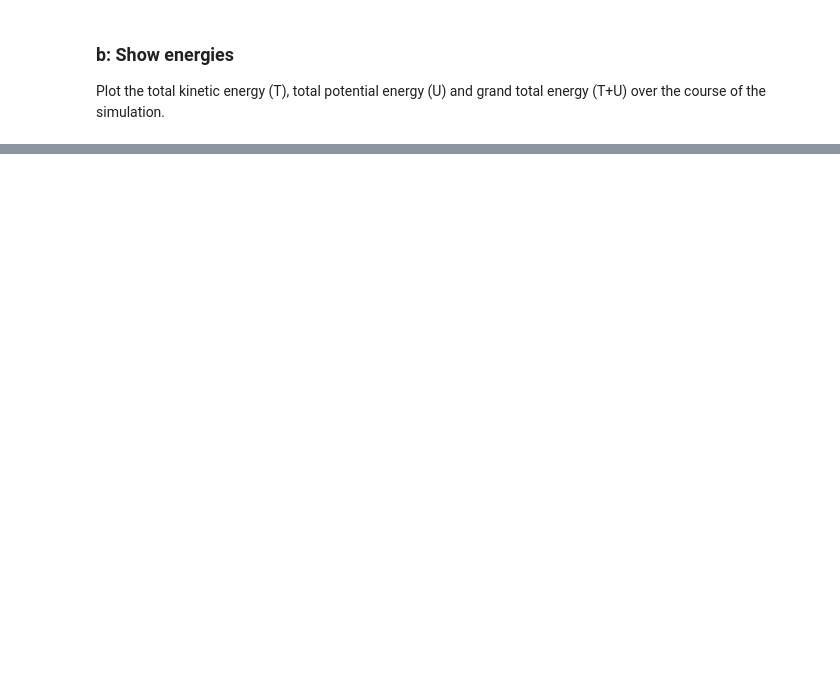
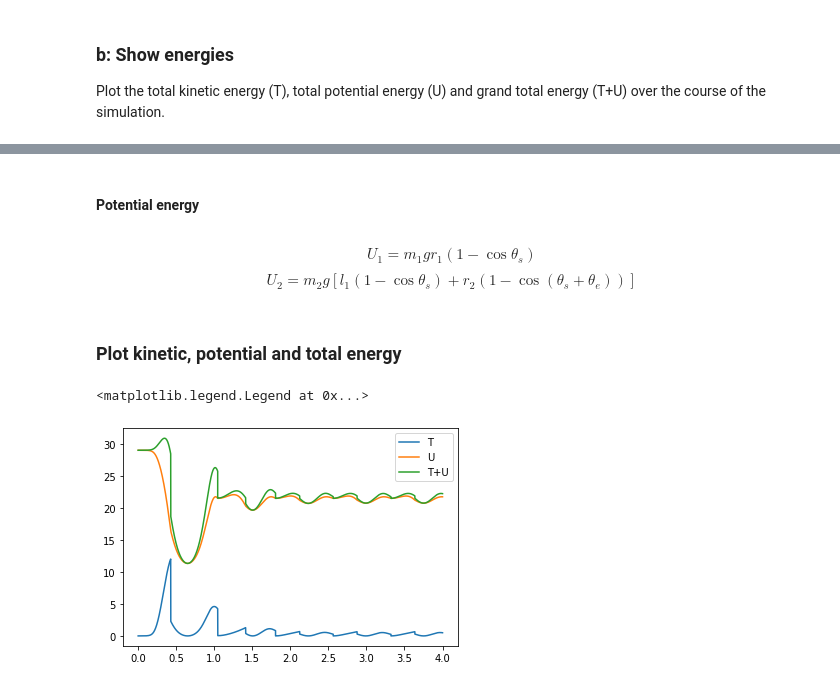
Before and after one commit to opherdonchin/ModelsOfTheMotorSystems, a Jupyter notebook: HW3.ipynb, the cells around one changed output, grey strips where cells are left out. Saved outputs shown, nothing was run; the diff lists cells and outputs as text; code cells hidden in the pictures; blank space fills up the shorter version.

```diff
--- a/HW3.ipynb
+++ b/HW3.ipynb
@@ -454,0 +481,27 @@ the course of the simulation.
+# %%
+def calc_Jx1(theta, l):
+    return np.array([
+        [-r[0]*np.sin(theta[0]), 0],
+        [-r[0]*np.cos(theta[0]), 0]
+    ])
+
+def calc_x1dot(theta, theta_dot, l):
+    J = calc_Jx1(theta, l)
+    return J @ theta_dot
+
+def calc_Jx2(theta, l):
+    return np.array([
+        [-l[0]*np.sin(theta[0])-r[1]*np.sin(sum(theta)), -r[1]*np.sin(sum(theta))],
+        [-l[0]*np.cos(theta[0])-r[1]*np.cos(sum(theta)), -r[1]*np.cos(sum(theta))]
+    ])
+
+def calc_x2dot(theta, theta_dot, l):
+    J = calc_Jx2(theta, l)
+    return J @ theta_dot
+
+x1dot = np.stack([calc_x1dot(t, t_dot, l) for t, t_dot in zip(theta, theta_dot)])
+x2dot = np.stack([calc_x2dot(t, t_dot, l) for t, t_dot in zip(theta, theta_dot)])
+# %%
+x1speed2 = np.sum(x1dot**2, axis=1)
+x2speed2 = np.sum(x2dot**2, axis=1)
+T_lin = 0.5*m[0]*x1speed2 + 0.5*m[1]*x2speed2
@@ -454,0 +511,21 @@ the course of the simulation.
+# %%
+T_tot = T_rot + T_lin
+# %% [markdown]
+#### Potential energy
+# %% [markdown]
+$$ {U_1} = {m_1}g{r_1}\left( {1 - \cos {\theta _s}} \right) $$
+$${U_2} = {m_2}g\left[ {{l_1}\left( {1 - \cos {\theta _s}} \right) + {r_2}\left( {1 - \cos \left( {{\theta _s} + {\theta _e}} \right)} \right)} \right]$$
+# %%
+U1 = m[0]*g*r[0]*(1 - np.cos(theta[:,0]))
+U2 = m[1]*g*(l[1]*(1-np.cos(theta[:,0])) + r[1]*(1 - np.cos(theta[:,0]+ theta[:,1])))
+U_tot = U1 + U2
+# %% [markdown]
+### Plot kinetic, potential and total energy
+# %%
+plt.plot(t_range, T_tot[:-1], label="T")
+plt.plot(t_range, U_tot[:-1], label="U")
+plt.plot(t_range, T_tot[:-1]+U_tot[:-1], label="T+U")
+plt.legend()
+# %% [output]
+<matplotlib.legend.Legend at 0x...>
+[figure, added]
```
Also changed, not shown: parts of 18 cells of this notebook.
